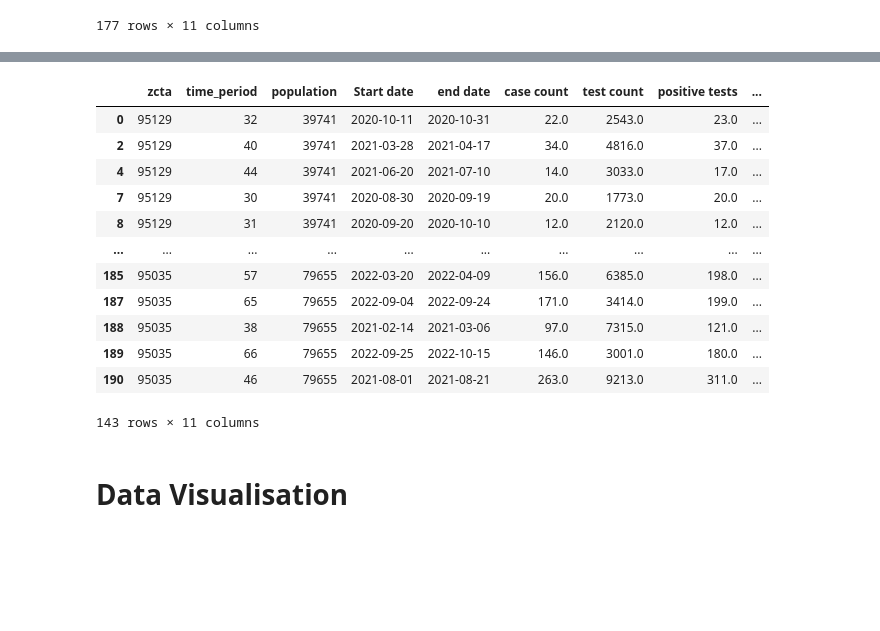
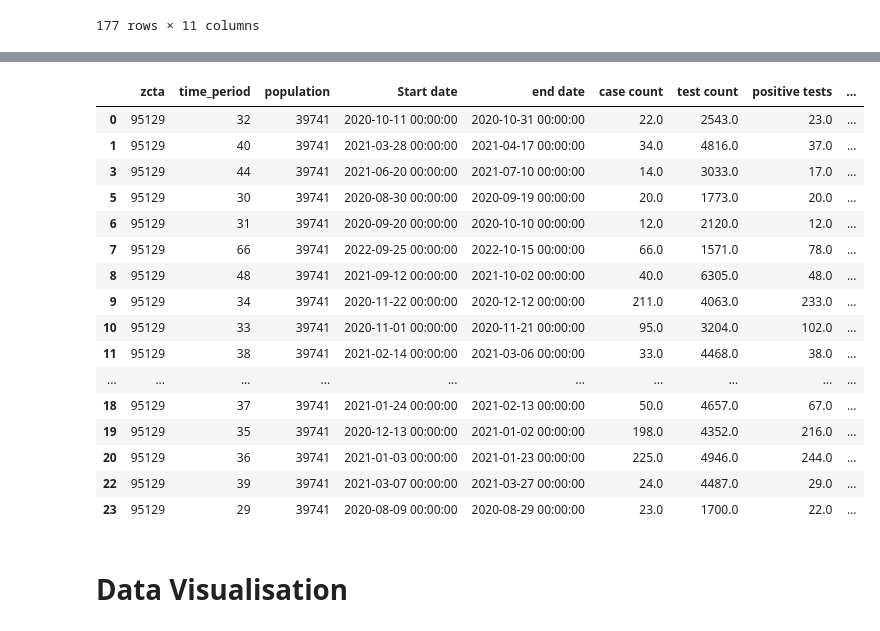
Before and after one commit to RedhaWassim/DataMining-project, a Jupyter notebook: notebook/EDA part 2.ipynb, the cells around one changed output, grey strips where cells are left out. Drawn from its saved outputs; the diff is of its cells as text; code cells hidden in the pictures; blank space fills up the shorter version.

```diff
--- a/notebook/EDA part 2.ipynb
+++ b/notebook/EDA part 2.ipynb
@@ -358,9 +398,6 @@ df3.head(100)
 100 rows × 11 columns
 # %% [markdown]
 we have multiple formats for the date, we will convert them to a single format
-# %%
-df['Start date'] = pd.to_datetime(df['Start date'], errors='coerce')
-df['end date'] = pd.to_datetime(df['end date'], errors='coerce')
 # %%
 df
 # %% [output]
@@ -582,2 +635,2 @@ def drop_outliers(df : pd.DataFrame, show : bool = False, stabelize : bool = Fal
 # %%
-new_df=drop_outliers(df,stabelize=False)
+new_df=drop_outliers(df3,stabelize=False)
@@ -584,19 +653,23 @@ new_df=drop_outliers(df,stabelize=False)
 # %%
-new_df
+new_df.head(20)
 # %% [output]
 |  | zcta | time_period | population | Start date | end date | case count | test count | positive tests | ... |
-| 0 | 95129 | 32 | 39741 | 2020-10-11 | 2020-10-31 | 22.0 | 2543.0 | 23.0 | ... |
-| 2 | 95129 | 40 | 39741 | 2021-03-28 | 2021-04-17 | 34.0 | 4816.0 | 37.0 | ... |
-| 4 | 95129 | 44 | 39741 | 2021-06-20 | 2021-07-10 | 14.0 | 3033.0 | 17.0 | ... |
-| 7 | 95129 | 30 | 39741 | 2020-08-30 | 2020-09-19 | 20.0 | 1773.0 | 20.0 | ... |
-| 8 | 95129 | 31 | 39741 | 2020-09-20 | 2020-10-10 | 12.0 | 2120.0 | 12.0 | ... |
+| 0 | 95129 | 32 | 39741 | 2020-10-11 00:00:00 | 2020-10-31 00:00:00 | 22.0 | 2543.0 | 23.0 | ... |
+| 1 | 95129 | 40 | 39741 | 2021-03-28 00:00:00 | 2021-04-17 00:00:00 | 34.0 | 4816.0 | 37.0 | ... |
+| 3 | 95129 | 44 | 39741 | 2021-06-20 00:00:00 | 2021-07-10 00:00:00 | 14.0 | 3033.0 | 17.0 | ... |
+| 5 | 95129 | 30 | 39741 | 2020-08-30 00:00:00 | 2020-09-19 00:00:00 | 20.0 | 1773.0 | 20.0 | ... |
+| 6 | 95129 | 31 | 39741 | 2020-09-20 00:00:00 | 2020-10-10 00:00:00 | 12.0 | 2120.0 | 12.0 | ... |
+| 7 | 95129 | 66 | 39741 | 2022-09-25 00:00:00 | 2022-10-15 00:00:00 | 66.0 | 1571.0 | 78.0 | ... |
+| 8 | 95129 | 48 | 39741 | 2021-09-12 00:00:00 | 2021-10-02 00:00:00 | 40.0 | 6305.0 | 48.0 | ... |
+| 9 | 95129 | 34 | 39741 | 2020-11-22 00:00:00 | 2020-12-12 00:00:00 | 211.0 | 4063.0 | 233.0 | ... |
+| 10 | 95129 | 33 | 39741 | 2020-11-01 00:00:00 | 2020-11-21 00:00:00 | 95.0 | 3204.0 | 102.0 | ... |
+| 11 | 95129 | 38 | 39741 | 2021-02-14 00:00:00 | 2021-03-06 00:00:00 | 33.0 | 4468.0 | 38.0 | ... |
 | ... | ... | ... | ... | ... | ... | ... | ... | ... | ... |
-| 185 | 95035 | 57 | 79655 | 2022-03-20 | 2022-04-09 | 156.0 | 6385.0 | 198.0 | ... |
-| 187 | 95035 | 65 | 79655 | 2022-09-04 | 2022-09-24 | 171.0 | 3414.0 | 199.0 | ... |
-| 188 | 95035 | 38 | 79655 | 2021-02-14 | 2021-03-06 | 97.0 | 7315.0 | 121.0 | ... |
-| 189 | 95035 | 66 | 79655 | 2022-09-25 | 2022-10-15 | 146.0 | 3001.0 | 180.0 | ... |
-| 190 | 95035 | 46 | 79655 | 2021-08-01 | 2021-08-21 | 263.0 | 9213.0 | 311.0 | ... |
+| 18 | 95129 | 37 | 39741 | 2021-01-24 00:00:00 | 2021-02-13 00:00:00 | 50.0 | 4657.0 | 67.0 | ... |
+| 19 | 95129 | 35 | 39741 | 2020-12-13 00:00:00 | 2021-01-02 00:00:00 | 198.0 | 4352.0 | 216.0 | ... |
+| 20 | 95129 | 36 | 39741 | 2021-01-03 00:00:00 | 2021-01-23 00:00:00 | 225.0 | 4946.0 | 244.0 | ... |
+| 22 | 95129 | 39 | 39741 | 2021-03-07 00:00:00 | 2021-03-27 00:00:00 | 24.0 | 4487.0 | 29.0 | ... |
+| 23 | 95129 | 29 | 39741 | 2020-08-09 00:00:00 | 2020-08-29 00:00:00 | 23.0 | 1700.0 | 22.0 | ... |
-143 rows × 11 columns
 # %% [markdown]
 # Data Visualisation
 # %% [markdown]
```
Also changed, not shown: parts of 15 cells of this notebook, 10 other files.
